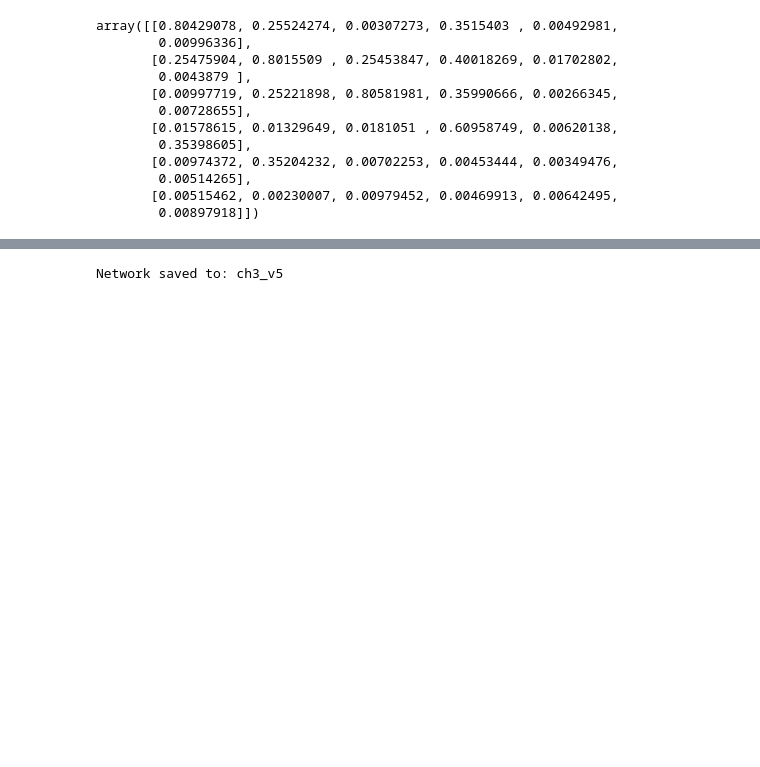
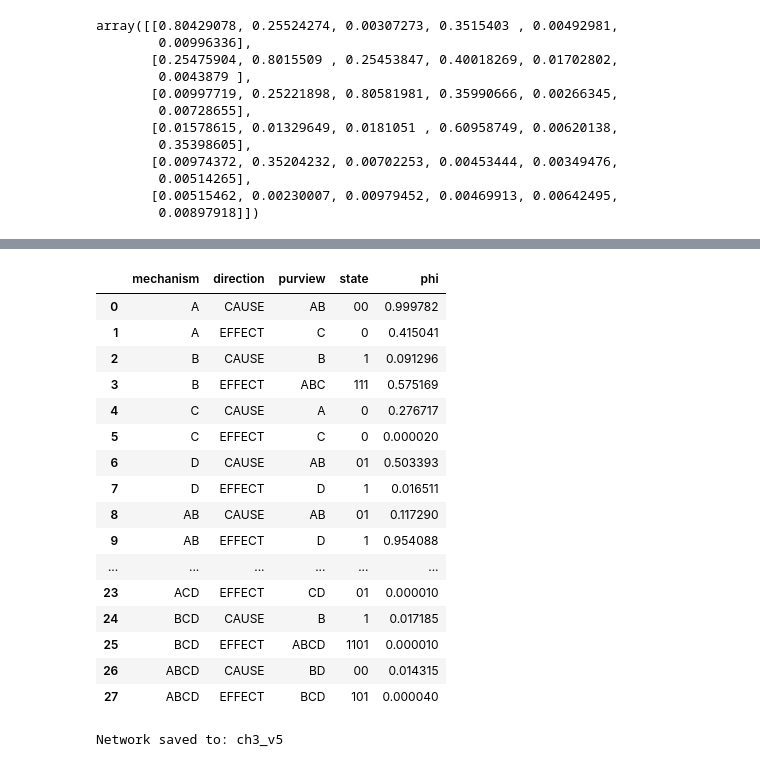
Before and after one commit to matteograsso/visualize_pyphi, a Jupyter notebook: ch3_figures.ipynb, the cells around one changed output, grey strips where cells are left out. Cells and saved outputs as stored; diff of their text form; code cells hidden in the pictures; blank space fills up the shorter version.

```diff
--- a/ch3_figures.ipynb
+++ b/ch3_figures.ipynb
@@ -220,0 +299,4 @@ array([[0.80429078, 0.25524274, 0.00307273, 0.3515403 , 0.00492981,
+# %%
+ces = utils.flatten([[d.cause,d.effect] for d in pyphi.compute.ces(subsystem,parallel=True)])
+all_compositional_states = compute.get_all_compositional_states(ces)
+print('there are {} possible compositional states'.format(len(all_compositional_states)))
@@ -221,3 +332,23 @@ array([[0.80429078, 0.25524274, 0.00307273, 0.3515403 , 0.00492981,
+# %%
+utils.sepces2df(ces,subsystem)
+# %% [output]
+|  | mechanism | direction | purview | state | phi |
+| 0 | A | CAUSE | AB | 00 | 0.999782 |
+| 1 | A | EFFECT | C | 0 | 0.415041 |
+| 2 | B | CAUSE | B | 1 | 0.091296 |
+| 3 | B | EFFECT | ABC | 111 | 0.575169 |
+| 4 | C | CAUSE | A | 0 | 0.276717 |
+| 5 | C | EFFECT | C | 0 | 0.000020 |
+| 6 | D | CAUSE | AB | 01 | 0.503393 |
+| 7 | D | EFFECT | D | 1 | 0.016511 |
+| 8 | AB | CAUSE | AB | 01 | 0.117290 |
+| 9 | AB | EFFECT | D | 1 | 0.954088 |
+| ... | ... | ... | ... | ... | ... |
+| 23 | ACD | EFFECT | CD | 01 | 0.000010 |
+| 24 | BCD | CAUSE | B | 1 | 0.017185 |
+| 25 | BCD | EFFECT | ABCD | 1101 | 0.000010 |
+| 26 | ABCD | CAUSE | BD | 00 | 0.014315 |
+| 27 | ABCD | EFFECT | BCD | 101 | 0.000040 |
 # %%
 # ch3 larger system creation
 net_name = "ch3_v5"
```
Also changed, not shown: parts of 23 cells of this notebook.
